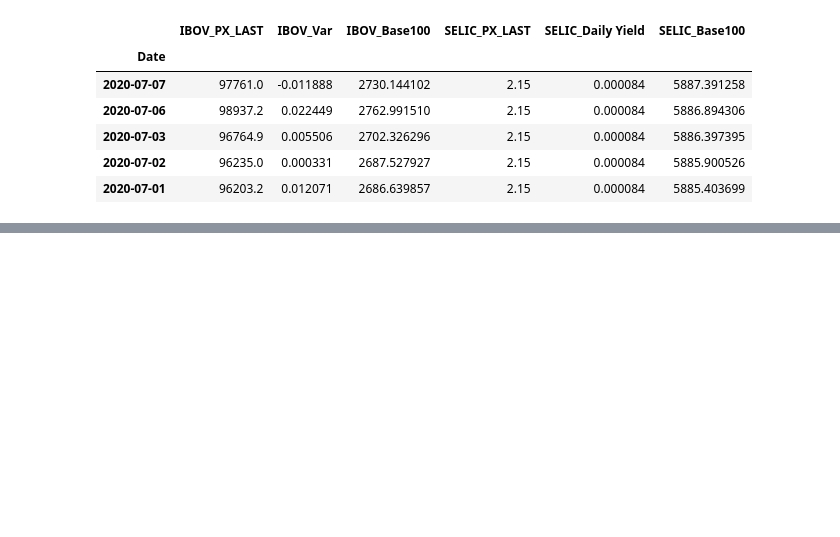
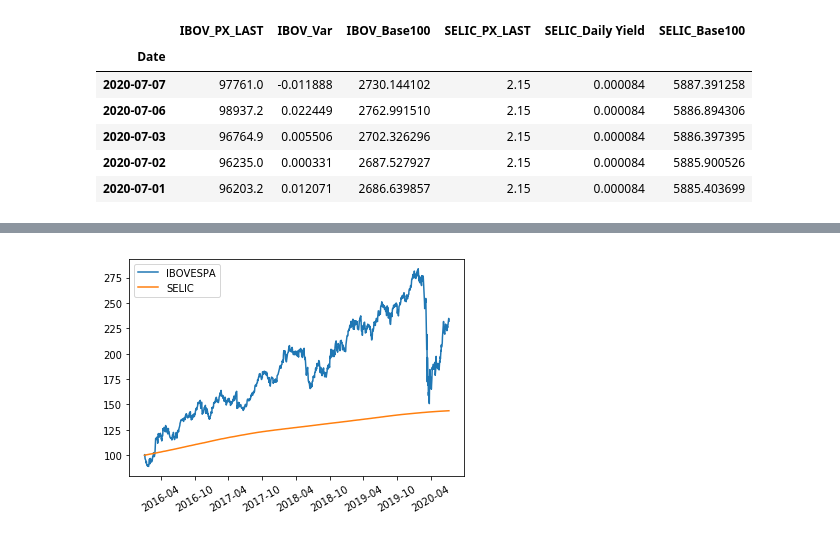
Before and after one commit to Pombalino/FGV, a Jupyter notebook: Trab1Fin2.ipynb, the cells around one changed output, grey strips where cells are left out. Cells and saved outputs as stored; diff of their text form; code cells hidden in the pictures; blank space fills up the shorter version.

```diff
--- a/Trab1Fin2.ipynb
+++ b/Trab1Fin2.ipynb
@@ -22,0 +38,4 @@ sh[['IBOV_Base100', 'SELIC_Base100']].plot()
+# %%
+# importando a série histórica desde 2016
+sh16 = pd.read_excel(r"C:\Users\Pohlmann\Documents\FGV\9º Semestre\Fin2\Trabalho 1 - Fin2.xlsx", sheet_name="SH16", index_col=0)
+sh16.head()
@@ -22,0 +50,8 @@ sh[['IBOV_Base100', 'SELIC_Base100']].plot()
+# %%
+fig, ax = plt.subplots()
+ax.plot(sh16.IBOV_Base100, label="IBOVESPA")
+ax.plot(sh16.SELIC_Base100, label="SELIC")
+plt.xticks(rotation=30)
+leg = ax.legend()
+# %% [output]
+[figure, added]
```
Also changed, not shown: parts of 6 cells of this notebook.
